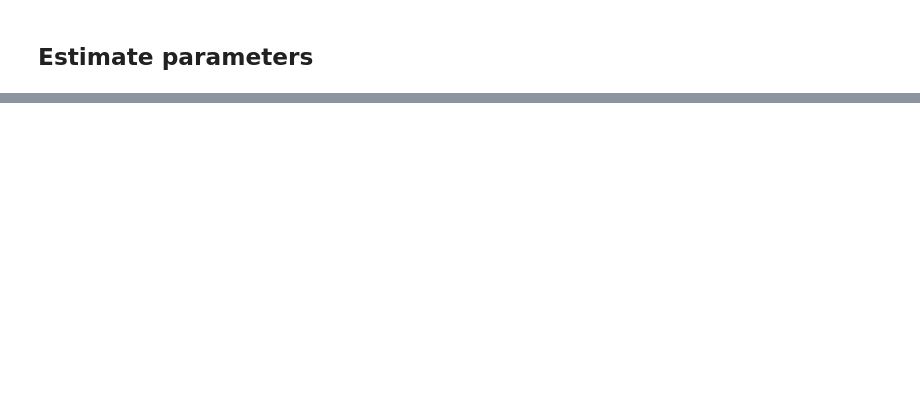
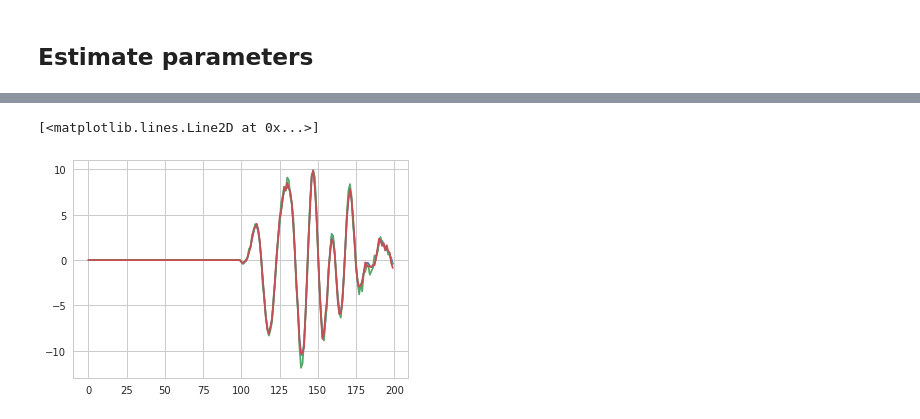
Before and after one commit to melizalab/dstrf, a Jupyter notebook: notebooks/glmat/glmat_2d_twin.ipynb, the cells around one changed output, grey strips where cells are left out. Drawn from its saved outputs; the diff is of its cells as text; code cells hidden in the pictures; blank space fills up the shorter version.

```diff
--- a/notebooks/glmat/glmat_2d_twin.ipynb
+++ b/notebooks/glmat/glmat_2d_twin.ipynb
@@ -23,7 +23,7 @@ model_dt = 0.5
 # data parameters
 duration = 400000
 n_samples = int(duration / model_dt)
-n_assim = 1
+n_assim = 3
 n_test = 0
 
 matparams_i = [0,1,2]
@@ -177,11 +232,16 @@ c = corner(mpos,
 # %%
 # see how well predictions line up
 Vref = mlest.V(theta_true)
-Vpred = mlest.V(w1)
+V_ml = mlest.V(w0)
+V_map = mlest.V(w1)
 
 #Y, S = matmodel.predict(matstate, mparams, I, model_dt, upsample=upsample, stochastic=True)
 plt.plot(Vref[:200])
-plt.plot(Vpred[:200])
+plt.plot(V_ml[:200])
+plt.plot(V_map[:200])
+# %% [output]
+[<matplotlib.lines.Line2D at 0x...>]
+[figure, added]
 # %%
 for i, d in enumerate(data):
     plt.vlines(d["spike_t"], i, i + 0.5, 'r')
```
Also changed, not shown: parts of 12 cells of this notebook.
